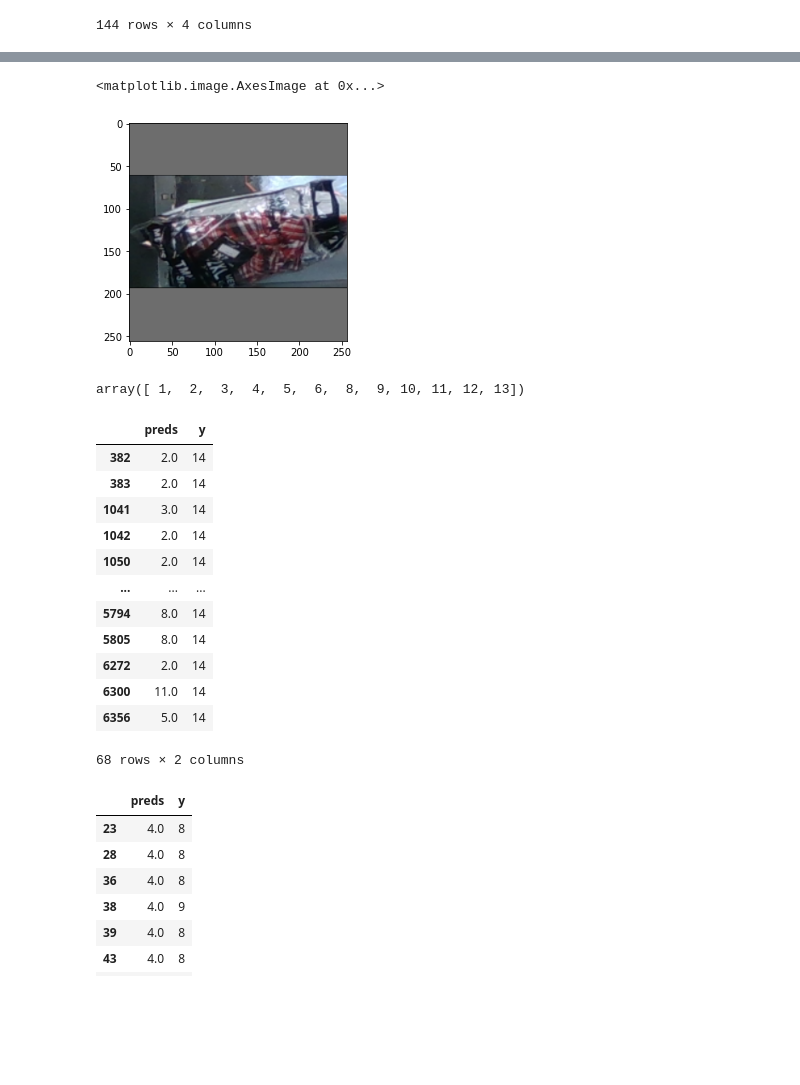
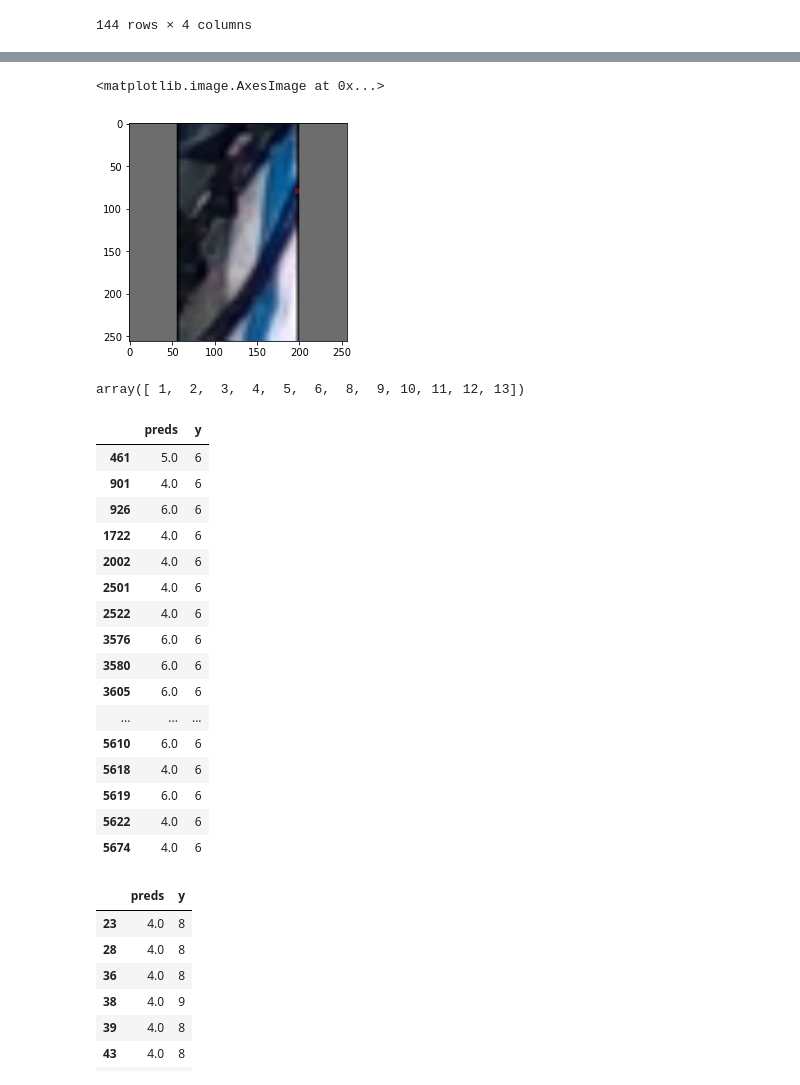
Before and after one commit to LLynd/KNUMxGolemMLHackaton2022, a Jupyter notebook: src/notebooks/Weronika_pipe.ipynb, the cells around one changed output, grey strips where cells are left out. Drawn from its saved outputs; the diff is of its cells as text; code cells hidden in the pictures; blank space fills up the shorter version.

```diff
--- a/src/notebooks/Weronika_pipe.ipynb
+++ b/src/notebooks/Weronika_pipe.ipynb
@@ -110,7 +110,7 @@ class LoadData:
             return x/255
 
         def preprocessing(X):
-            data_x = np.zeros((256,256,3))
+            data_x = np.zeros((600,600,3))
             mean=109.9818118
 
             temp_df = X
@@ -129,13 +129,13 @@ class LoadData:
                 temp_arr[t:t+temp_df_shape[0],:,:] = temp_df
 
 
-            data_x = resize(temp_arr, (256, 256))
+            data_x = resize(temp_arr, (600, 600))
 
             data_x = np.where(data_x==0,mean,data_x)
 
             return data_x
 
-        return np.reshape(preprocessing(X), (1, 256, 256, 3))
+        return np.reshape(preprocessing(X), (1, 600, 600, 3))
 # %%
 train_df = load_data('TRAIN')
 loader = LoadData('TRAIN')
@@ -279,8 +252,8 @@ KeyError: "['preds', 'y'] not found in axis"
 # %%
-plt.imshow(val_gen[0][0].astype('int64'))
+plt.imshow(val_gen[1722][0].astype('int64'))
 # %% [output]
 <matplotlib.image.AxesImage at 0x...>
-[figure, old version]
+[figure, new version]
 # %%
 labs = train_df['y'].unique()
 labs.sort()
@@ -288,21 +261,25 @@ labs
 # %% [output]
 array([ 1,  2,  3,  4,  5,  6,  8,  9, 10, 11, 12, 13])
 # %%
-off_res.loc[off_res['y'] > 13]
+off_res.loc[off_res['y'] == 6]
 # %% [output]
 |  | preds | y |
-| 382 | 2.0 | 14 |
-| 383 | 2.0 | 14 |
-| 1041 | 3.0 | 14 |
-| 1042 | 2.0 | 14 |
-| 1050 | 2.0 | 14 |
+| 461 | 5.0 | 6 |
+| 901 | 4.0 | 6 |
+| 926 | 6.0 | 6 |
+| 1722 | 4.0 | 6 |
+| 2002 | 4.0 | 6 |
+| 2501 | 4.0 | 6 |
+| 2522 | 4.0 | 6 |
+| 3576 | 6.0 | 6 |
+| 3580 | 6.0 | 6 |
+| 3605 | 6.0 | 6 |
 | ... | ... | ... |
-| 5794 | 8.0 | 14 |
-| 5805 | 8.0 | 14 |
-| 6272 | 2.0 | 14 |
-| 6300 | 11.0 | 14 |
-| 6356 | 5.0 | 14 |
+| 5610 | 6.0 | 6 |
+| 5618 | 4.0 | 6 |
+| 5619 | 6.0 | 6 |
+| 5622 | 4.0 | 6 |
+| 5674 | 4.0 | 6 |
-68 rows × 2 columns
 # %%
 off_res.loc[off_res['preds']!=off_res['y']].head(10)
 # %% [output]
```
Also changed, not shown: parts of 12 cells of this notebook.
